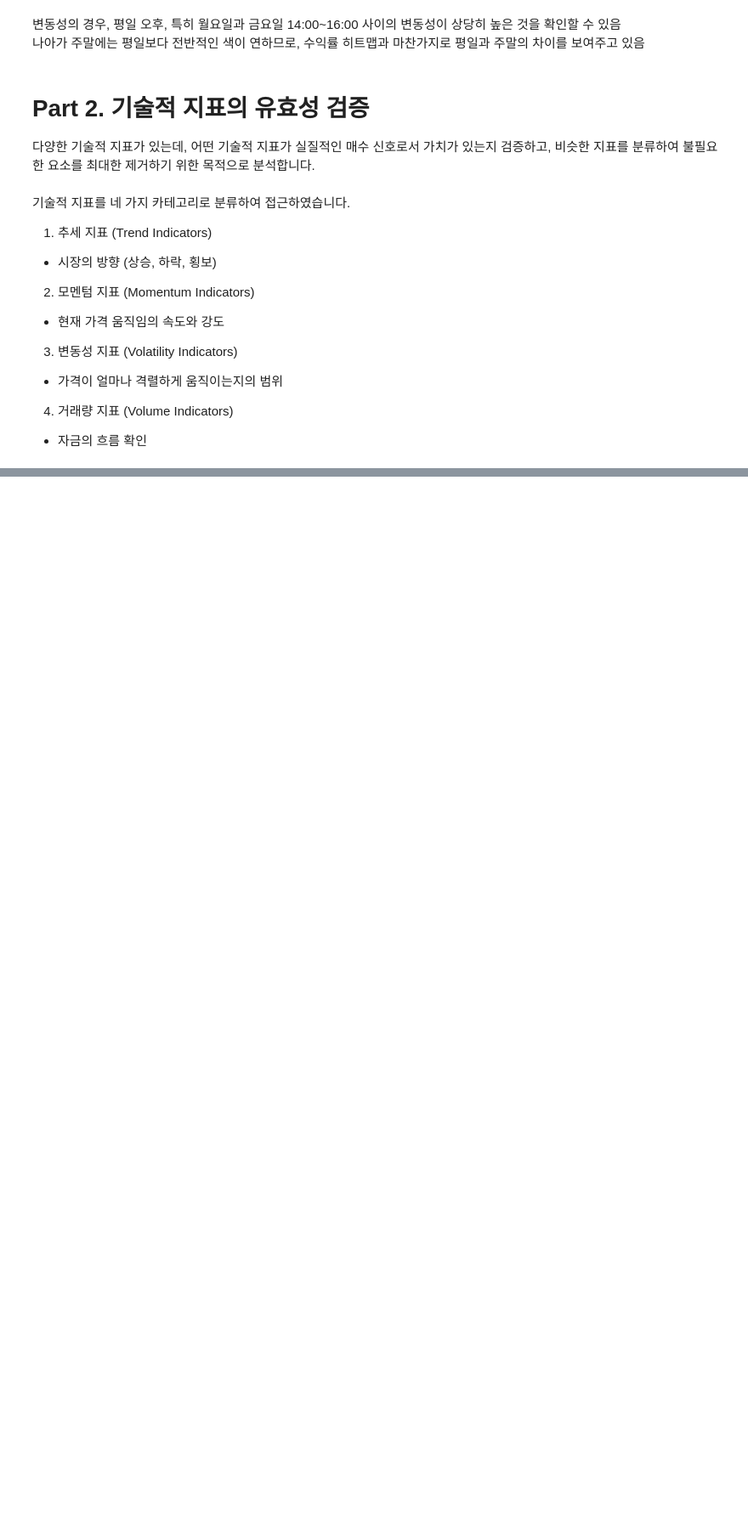
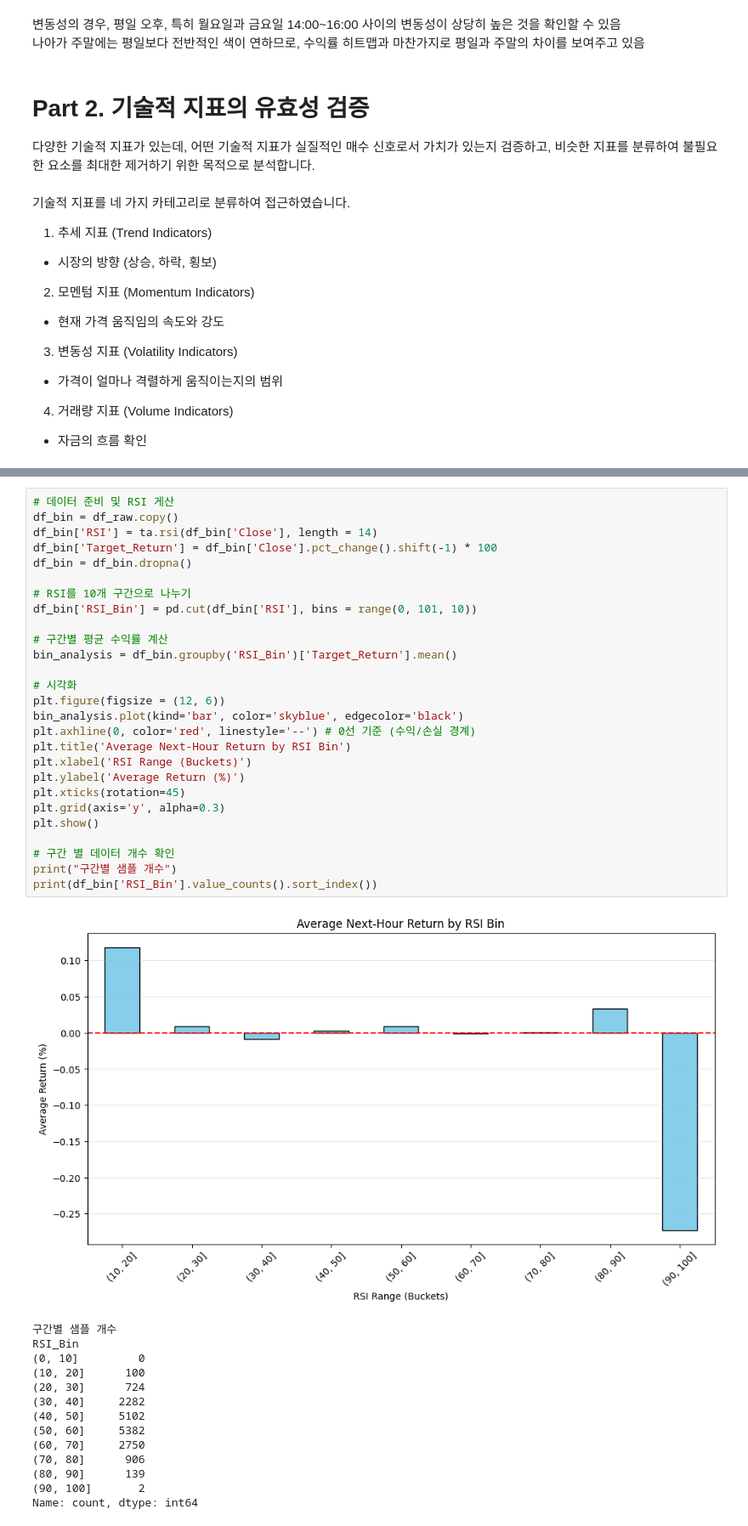
Before and after one commit to ParkWonjeong/Limitless, a Jupyter notebook: Limitless_Data_Analysis.ipynb, the cells around one changed output, grey strips where cells are left out. Shown at 85% size. Drawn from its saved outputs; the diff is of its cells as text; blank space fills up the shorter version.

```diff
--- a/Limitless_Data_Analysis.ipynb
+++ b/Limitless_Data_Analysis.ipynb
@@ -198,0 +206,42 @@ Name: Target_Return, dtype: float64
+# %%
+# 데이터 준비 및 RSI 게산
+df_bin = df_raw.copy()
+df_bin['RSI'] = ta.rsi(df_bin['Close'], length = 14)
+df_bin['Target_Return'] = df_bin['Close'].pct_change().shift(-1) * 100
+df_bin = df_bin.dropna()
+
+# RSI를 10개 구간으로 나누기
+df_bin['RSI_Bin'] = pd.cut(df_bin['RSI'], bins = range(0, 101, 10))
+
+# 구간별 평균 수익률 계산
+bin_analysis = df_bin.groupby('RSI_Bin')['Target_Return'].mean()
+
+# 시각화
+plt.figure(figsize = (12, 6))
+bin_analysis.plot(kind='bar', color='skyblue', edgecolor='black')
+plt.axhline(0, color='red', linestyle='--') # 0선 기준 (수익/손실 경계)
+plt.title('Average Next-Hour Return by RSI Bin')
+plt.xlabel('RSI Range (Buckets)')
+plt.ylabel('Average Return (%)')
+plt.xticks(rotation=45)
+plt.grid(axis='y', alpha=0.3)
+plt.show()
+
+# 구간 별 데이터 개수 확인
+print("구간별 샘플 개수")
+print(df_bin['RSI_Bin'].value_counts().sort_index())
+# %% [output]
+[figure, added]
+구간별 샘플 개수
+RSI_Bin
+(0, 10]         0
+(10, 20]      100
+(20, 30]      724
+(30, 40]     2282
+(40, 50]     5102
+(50, 60]     5382
+(60, 70]     2750
+(70, 80]      906
+(80, 90]      139
+(90, 100]       2
+Name: count, dtype: int64
```
Also changed, not shown: parts of 9 cells of this notebook.
